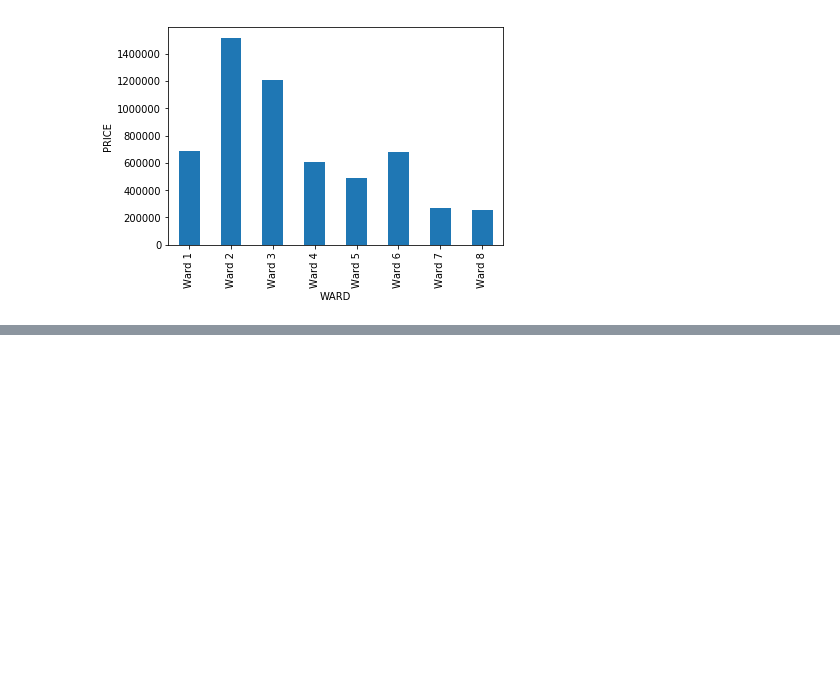
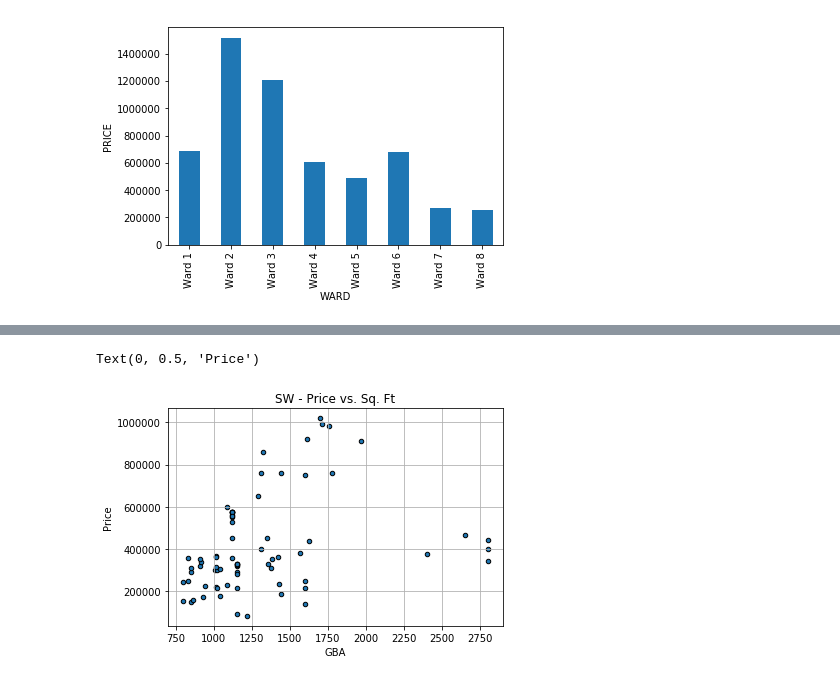
Before and after one commit to ddenning8/Group_Project_1, a Jupyter notebook: Group_Project_1.ipynb, the cells around one changed output, grey strips where cells are left out. Drawn from its saved outputs; the diff is of its cells as text; code cells hidden in the pictures; blank space fills up the shorter version.

```diff
--- a/Group_Project_1.ipynb
+++ b/Group_Project_1.ipynb
@@ -284,0 +302,9 @@ Text(0, 0.5, 'PRICE')
+# %%
+SW = housing_df5[housing_df5.QUADRANT == "SW"]
+SW_2017 = SW[SW.YEAR == 2017]
+SW_2017.plot(kind="SCATTER", x="GBA", y="PRICE", marker="o", facecolors="blue", edgecolors="black", title="SW - Price vs. Sq. Ft", grid=True)
+plt.xlabel("GBA")
+plt.ylabel("Price")
+# %% [output]
+Text(0, 0.5, 'Price')
+[figure, added]
```
Also changed, not shown: parts of 11 cells of this notebook, 3 other files.
